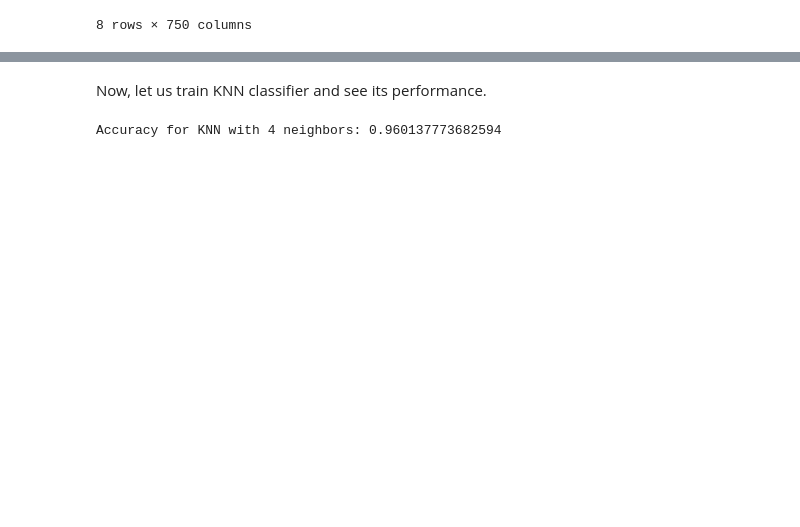
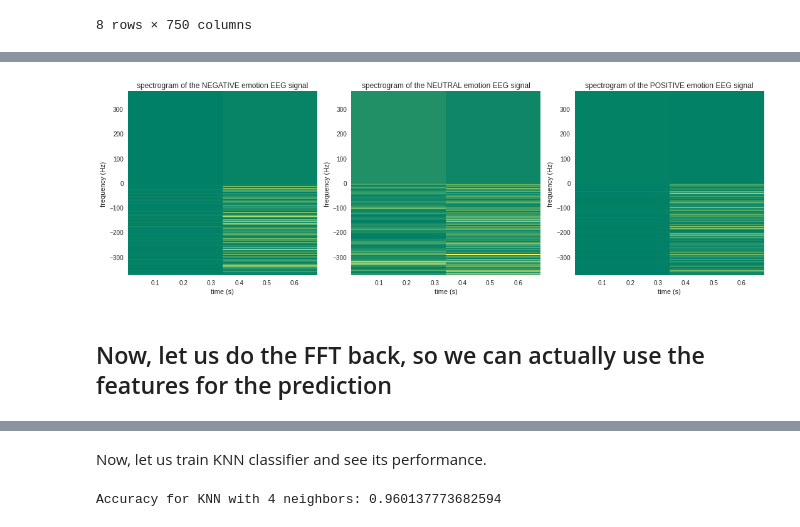
Before and after one commit to sophmintaii/EEG_emotion_recognition, a Jupyter notebook: myntiuk_EEG_emotion_recognition.ipynb, the cells around one changed output, grey strips where cells are left out. Cells and saved outputs as stored; diff of their text form; code cells hidden in the pictures; blank space fills up the shorter version.

```diff
--- a/myntiuk_EEG_emotion_recognition.ipynb
+++ b/myntiuk_EEG_emotion_recognition.ipynb
@@ -96,0 +152,30 @@ Text(0, 0.5, 'spectrum magnitude')
+# %%
+plt.rcParams["figure.figsize"] = (15, 5)
+fig, axs = plt.subplots(1, 3)
+
+SHADING = 'auto' # 'gouraud'
+
+f, t, Sxx = signal.spectrogram(iffts[0], fs, noverlap=True)
+axs[0].pcolormesh(t, f, Sxx, shading=SHADING)
+axs[0].title.set_text(f"spectrogram of the NEGATIVE emotion EEG signal")
+axs[0].set_xlabel("time (s)")
+axs[0].set_ylabel("frequency (Hz)")
+
+f, t, Sxx = signal.spectrogram(iffts[1], fs, noverlap=True)
+axs[1].pcolormesh(t, f, Sxx, shading=SHADING)
+axs[1].title.set_text(f"spectrogram of the NEUTRAL emotion EEG signal")
+axs[1].set_xlabel("time (s)")
+axs[1].set_ylabel("frequency (Hz)")
+
+f, t, Sxx = signal.spectrogram(iffts[2], fs, noverlap=True)
+axs[2].pcolormesh(t, f, Sxx, shading=SHADING)
+axs[2].title.set_text(f"spectrogram of the POSITIVE emotion EEG signal")
+axs[2].set_xlabel("time (s)")
+axs[2].set_ylabel("frequency (Hz)")
+
+plt.tight_layout()
+plt.show()
+# %% [output]
+[figure, added]
+# %% [markdown]
+## Now, let us do the FFT back, so we can actually use the features for the prediction
```
Also changed, not shown: parts of 20 cells of this notebook.
